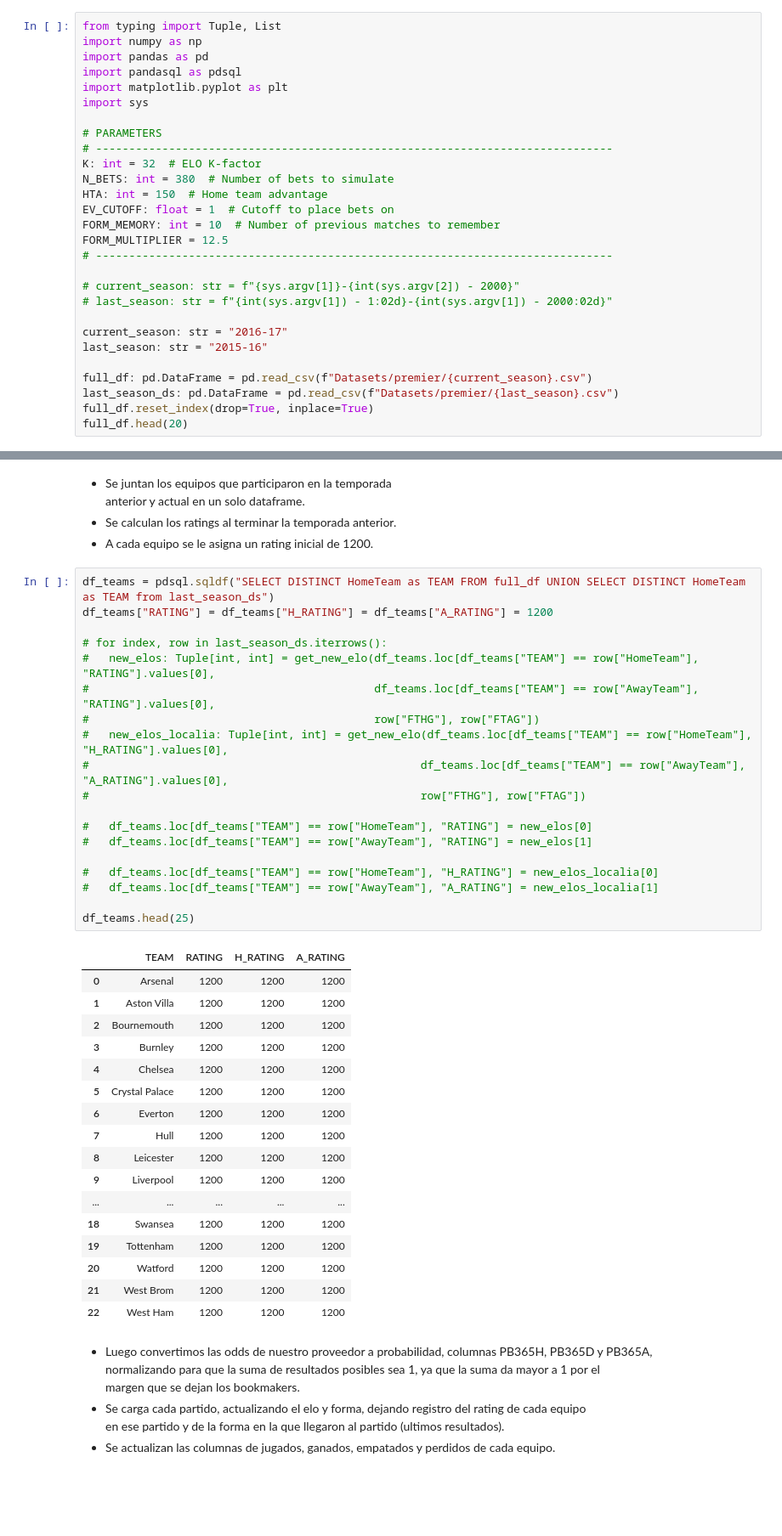
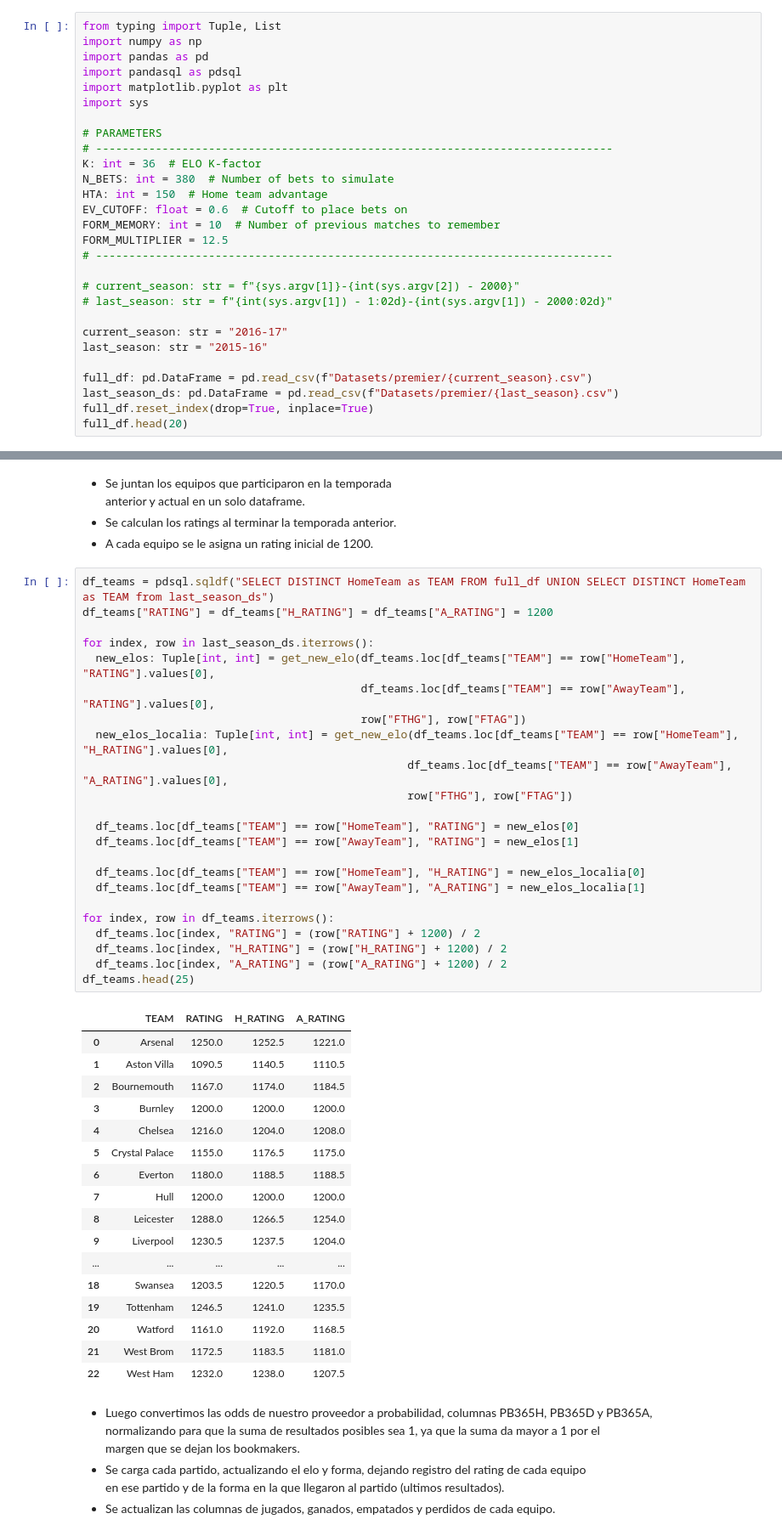
Before and after one commit to JP2620/betting-model, a Jupyter notebook: premier.ipynb, the cells around one changed output, grey strips where cells are left out. Shown at 85% size. Saved outputs shown, nothing was run; the diff lists cells and outputs as text; blank space fills up the shorter version.

```diff
--- a/premier.ipynb
+++ b/premier.ipynb
@@ -17,10 +17,10 @@ import sys
 
 # PARAMETERS
 # ------------------------------------------------------------------------------
-K: int = 32  # ELO K-factor
+K: int = 36  # ELO K-factor
 N_BETS: int = 380  # Number of bets to simulate
 HTA: int = 150  # Home team advantage
-EV_CUTOFF: float = 1  # Cutoff to place bets on
+EV_CUTOFF: float = 0.6  # Cutoff to place bets on
 FORM_MEMORY: int = 10  # Number of previous matches to remember
 FORM_MULTIPLIER = 12.5
 # ------------------------------------------------------------------------------
@@ -95,40 +95,44 @@ def get_new_elo(rating_1: int, rating_2: int, score_1: int, score_2: int) -> Tup
 # %%
 df_teams = pdsql.sqldf("SELECT DISTINCT HomeTeam as TEAM FROM full_df UNION SELECT DISTINCT HomeTeam as TEAM from last_season_ds")
 df_teams["RATING"] = df_teams["H_RATING"] = df_teams["A_RATING"] = 1200
 
-# for index, row in last_season_ds.iterrows():
-#   new_elos: Tuple[int, int] = get_new_elo(df_teams.loc[df_teams["TEAM"] == row["HomeTeam"], "RATING"].values[0],
-#                                           df_teams.loc[df_teams["TEAM"] == row["AwayTeam"], "RATING"].values[0],
-#                                           row["FTHG"], row["FTAG"])
-#   new_elos_localia: Tuple[int, int] = get_new_elo(df_teams.loc[df_teams["TEAM"] == row["HomeTeam"], "H_RATING"].values[0],
-#                                                  df_teams.loc[df_teams["TEAM"] == row["AwayTeam"], "A_RATING"].values[0],
-#                                                  row["FTHG"], row["FTAG"])
+for index, row in last_season_ds.iterrows():
+  new_elos: Tuple[int, int] = get_new_elo(df_teams.loc[df_teams["TEAM"] == row["HomeTeam"], "RATING"].values[0],
+                                          df_teams.loc[df_teams["TEAM"] == row["AwayTeam"], "RATING"].values[0],
+                                          row["FTHG"], row["FTAG"])
+  new_elos_localia: Tuple[int, int] = get_new_elo(df_teams.loc[df_teams["TEAM"] == row["HomeTeam"], "H_RATING"].values[0],
+                                                 df_teams.loc[df_teams["TEAM"] == row["AwayTeam"], "A_RATING"].values[0],
+                                                 row["FTHG"], row["FTAG"])
 
-#   df_teams.loc[df_teams["TEAM"] == row["HomeTeam"], "RATING"] = new_elos[0]
-#   df_teams.loc[df_teams["TEAM"] == row["AwayTeam"], "RATING"] = new_elos[1]
+  df_teams.loc[df_teams["TEAM"] == row["HomeTeam"], "RATING"] = new_elos[0]
+  df_teams.loc[df_teams["TEAM"] == row["AwayTeam"], "RATING"] = new_elos[1]
 
-#   df_teams.loc[df_teams["TEAM"] == row["HomeTeam"], "H_RATING"] = new_elos_localia[0]
-#   df_teams.loc[df_teams["TEAM"] == row["AwayTeam"], "A_RATING"] = new_elos_localia[1]
+  df_teams.loc[df_teams["TEAM"] == row["HomeTeam"], "H_RATING"] = new_elos_localia[0]
+  df_teams.loc[df_teams["TEAM"] == row["AwayTeam"], "A_RATING"] = new_elos_localia[1]
 
+for index, row in df_teams.iterrows():
+  df_teams.loc[index, "RATING"] = (row["RATING"] + 1200) / 2
+  df_teams.loc[index, "H_RATING"] = (row["H_RATING"] + 1200) / 2
+  df_teams.loc[index, "A_RATING"] = (row["A_RATING"] + 1200) / 2
 df_teams.head(25)
 # %% [output]
 |  | TEAM | RATING | H_RATING | A_RATING |
-| 0 | Arsenal | 1200 | 1200 | 1200 |
-| 1 | Aston Villa | 1200 | 1200 | 1200 |
-| 2 | Bournemouth | 1200 | 1200 | 1200 |
-| 3 | Burnley | 1200 | 1200 | 1200 |
-| 4 | Chelsea | 1200 | 1200 | 1200 |
-| 5 | Crystal Palace | 1200 | 1200 | 1200 |
-| 6 | Everton | 1200 | 1200 | 1200 |
-| 7 | Hull | 1200 | 1200 | 1200 |
-| 8 | Leicester | 1200 | 1200 | 1200 |
-| 9 | Liverpool | 1200 | 1200 | 1200 |
+| 0 | Arsenal | 1250.0 | 1252.5 | 1221.0 |
+| 1 | Aston Villa | 1090.5 | 1140.5 | 1110.5 |
+| 2 | Bournemouth | 1167.0 | 1174.0 | 1184.5 |
+| 3 | Burnley | 1200.0 | 1200.0 | 1200.0 |
+| 4 | Chelsea | 1216.0 | 1204.0 | 1208.0 |
+| 5 | Crystal Palace | 1155.0 | 1176.5 | 1175.0 |
+| 6 | Everton | 1180.0 | 1188.5 | 1188.5 |
+| 7 | Hull | 1200.0 | 1200.0 | 1200.0 |
+| 8 | Leicester | 1288.0 | 1266.5 | 1254.0 |
+| 9 | Liverpool | 1230.5 | 1237.5 | 1204.0 |
 | ... | ... | ... | ... | ... |
-| 18 | Swansea | 1200 | 1200 | 1200 |
-| 19 | Tottenham | 1200 | 1200 | 1200 |
-| 20 | Watford | 1200 | 1200 | 1200 |
-| 21 | West Brom | 1200 | 1200 | 1200 |
-| 22 | West Ham | 1200 | 1200 | 1200 |
+| 18 | Swansea | 1203.5 | 1220.5 | 1170.0 |
+| 19 | Tottenham | 1246.5 | 1241.0 | 1235.5 |
+| 20 | Watford | 1161.0 | 1192.0 | 1168.5 |
+| 21 | West Brom | 1172.5 | 1183.5 | 1181.0 |
+| 22 | West Ham | 1232.0 | 1238.0 | 1207.5 |
 # %% [markdown]
 - Luego convertimos las odds de nuestro proveedor a probabilidad, columnas PB365H, PB365D y PB365A,
   normalizando para que la suma de resultados posibles sea 1, ya que la suma da mayor a 1 por el
```
Also changed, not shown: parts of 4 cells of this notebook, 5 other files.
